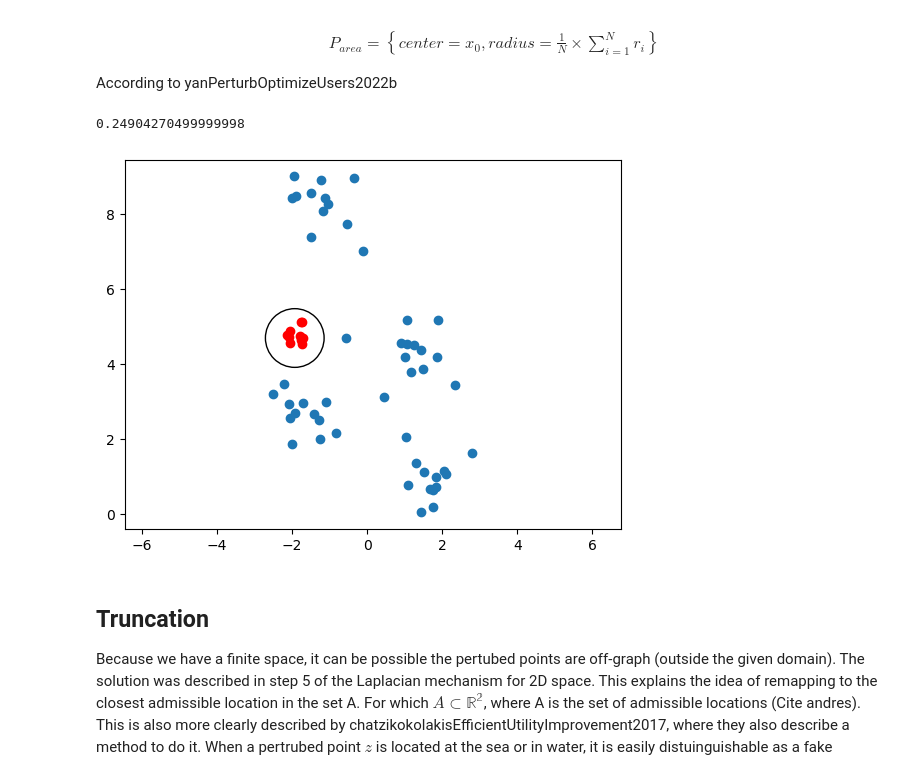
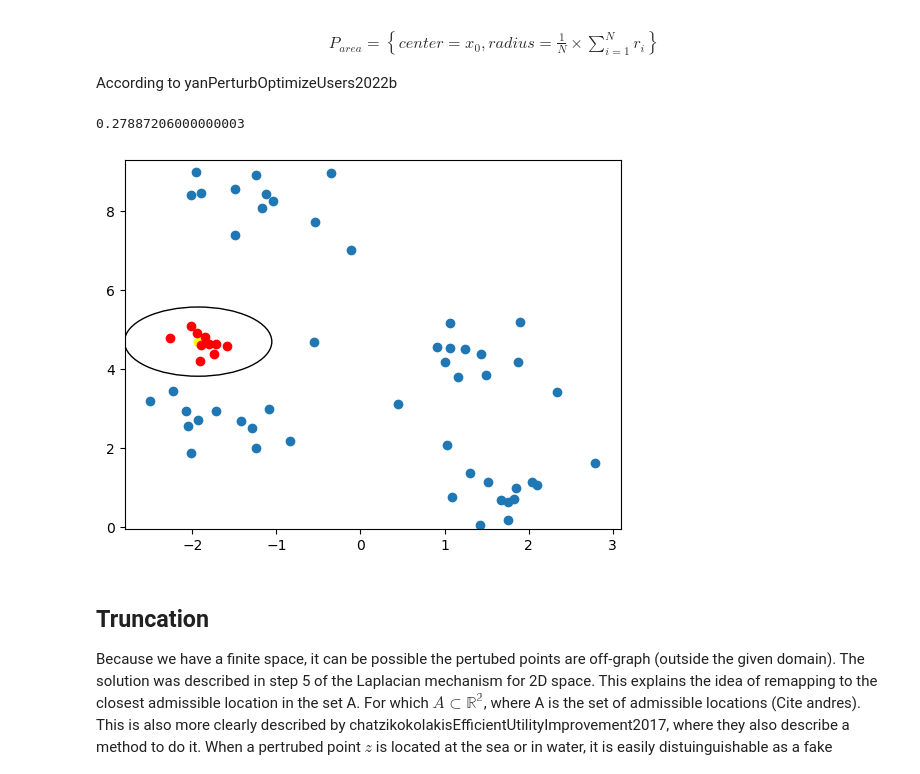
Before and after one commit to tjvanderende/privacy-preserved-clustering-with-nD-Laplace, a Jupyter notebook: RQ1/2D-Laplace.ipynb, the cells around one changed output. Saved outputs shown, nothing was run; the diff lists cells and outputs as text; code cells hidden in the pictures.

```diff
--- a/RQ1/2D-Laplace.ipynb
+++ b/RQ1/2D-Laplace.ipynb
@@ -40,7 +40,7 @@ max_value
 # %% [markdown]
 Finding the "perfect" radius
 # %%
-radius = 0.3 # radius r
+radius = 0.2 # radius r
 level = 2 #privacy level l
 epsilon = level/radius
 print(epsilon)
@@ -223,30 +223,32 @@ Z, R = calculate_radius_with_noise(x0)
 # %%
 print(R)
 # %% [output]
-0.24904270499999998
+0.27887206000000003
 # %%
-def plot_noise(x0, X, Z):
+def plot_noise(x0, X, Z, p_area):
     """
         x0: starting point of the point to add noise to
         X: Original dataset
         Z: Noisy locations generated from x0 using the planar laplace mechanism.
+        Parea: The area calculated based on the noise Z
     """
     fig, ax = plt.subplots()
 
     ax.scatter(X[:, 0], X[:,1])
-
-    # ax.scatter(x0[0], x0[1], color='red', marker='o')
-    circle = plt.Circle((x0[0], x0[1]), R * np.pi, color='black', fill=False)
+    plt.xlim(np.min(X[:, 0]) - 0.3, np.max(X[:, 0]) + 0.3)
+    plt.ylim(np.min(X[:, 1]) - 0.1, np.max(X[:, 1]) + 0.3)
+    ax.scatter(x0[0], x0[1], color='yellow', marker='o')
+    circle = plt.Circle((x0[0], x0[1]), p_area * np.pi, color='black', fill=False)
     ax.add_artist(circle)
-    ax.set_aspect('equal', adjustable='datalim')
+    # ax.set_aspect('equal', adjustable='datalim')
 
     ax.scatter(Z[:, 0], Z[:,1], color='red')
 
     plt.show()
 # %%
-plot_noise(x0, X, Z)
+plot_noise(x0, X, Z, R)
 # %% [output]
-[figure, old version]
+[figure, new version]
 # %% [markdown]
 ## Truncation
 Because we have a finite space, it can be possible the pertubed points are off-graph (outside the given domain).
```
Also changed, not shown: parts of 9 cells of this notebook.
